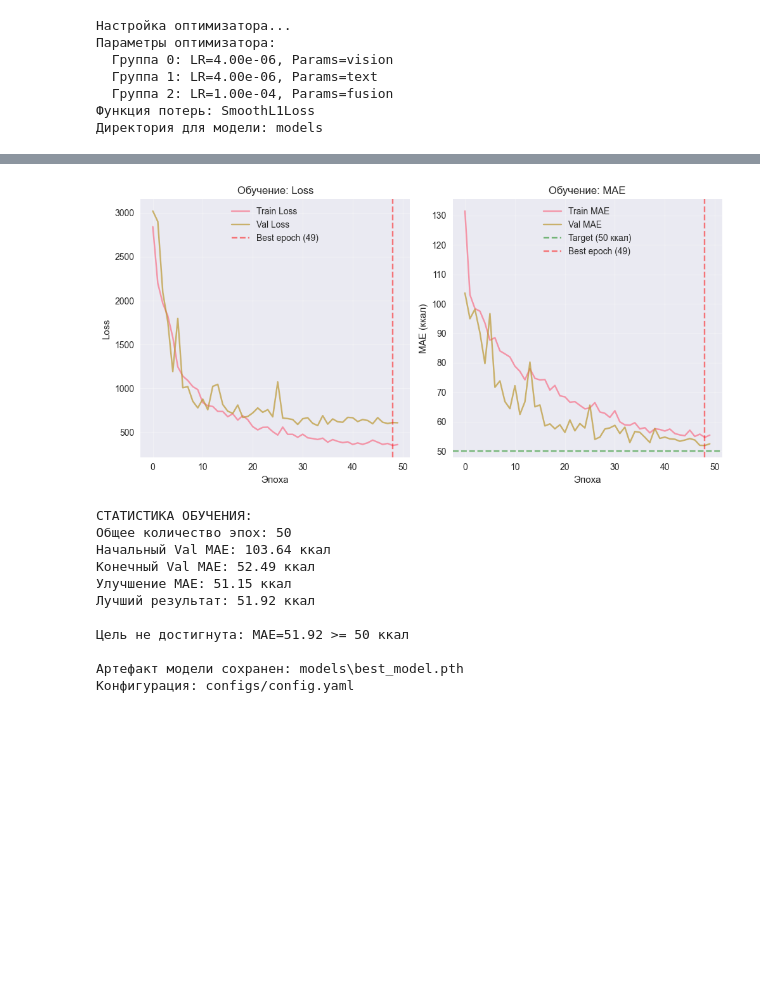
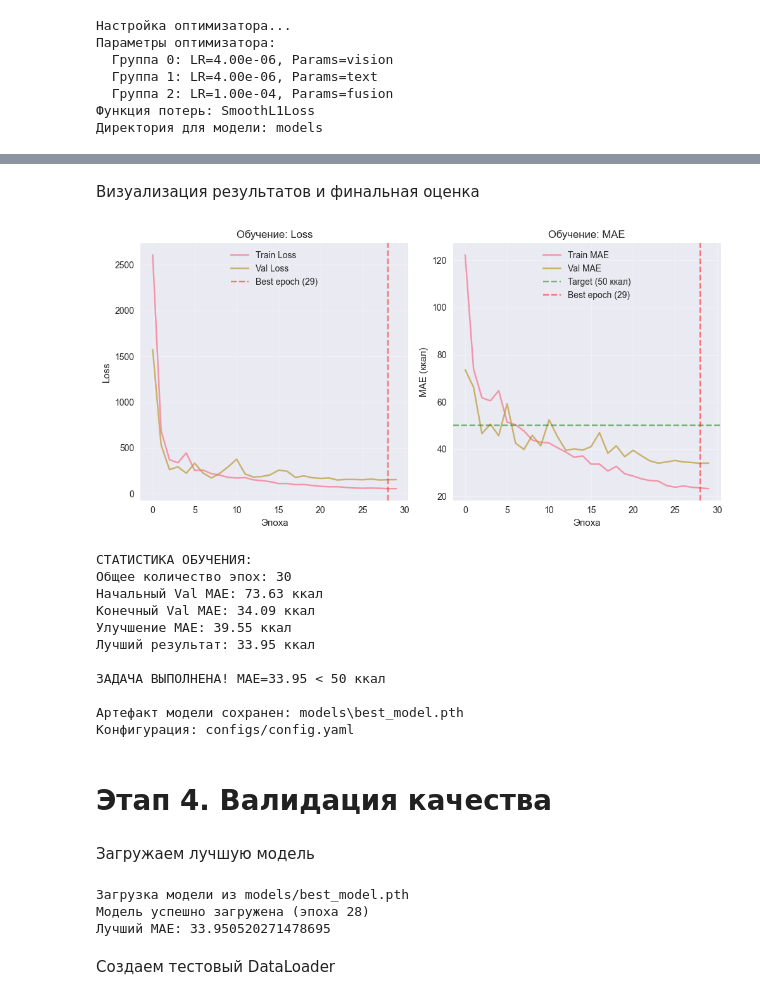
Before and after one commit to AndyGavrilov/calorie-vision, a Jupyter notebook: eda_train_eval.ipynb, the cells around one changed output, grey strips where cells are left out. Cells and saved outputs as stored; diff of their text form; code cells hidden in the pictures; blank space fills up the shorter version.

```diff
--- a/eda_train_eval.ipynb
+++ b/eda_train_eval.ipynb
@@ -696,6 +689,4 @@ Target MAE: 50 ккал
 # %%
-# Подготовка данных для обучения
-
 print("Загрузка данных...")
 dish_df = pd.read_csv('data/dish.csv')
 ingredients_df = pd.read_csv('data/ingredients.csv')
@@ -711,7 +702,8 @@ train_loader, val_loader = create_data_loaders(
     ingredients_df=ingredients_df,
     image_dir='data/images',
     batch_size=config['batch_size'],
-    num_workers=config['num_workers']
+    num_workers=config['num_workers'],
+    config=config
 )
 
 print(f"Размер train батча: {len(train_loader.dataset)}")
@@ -868,13 +858,8 @@ print("✓ Модель работает корректно!")
 # %%
-# Чистое обучение модели с использованием новой функции
+# Создаем callback для автоматического сохранения
+checkpoint_callback = create_checkpoint_callback(config)
 
-# Импортируем новые функции
-from scripts.utils import train_model, create_checkpoint_callback
-
-# Создаем callback для автоматического сохранения
-checkpoint_callback = create_checkpoint_callback(config, device)
-
-# Запускаем обучение с чистым API
+# Запускаем обучение
 training_results = train_model(
     model=model,
     optimizer=optimizer,
@@ -903,7 +888,7 @@ if training_results['best_mae'] < target_mae:
 else:
     print(f"\nЦель не достигнута: MAE={training_results['best_mae']:.2f} >= {target_mae} ккал")
 
-print("\nОбучение завершено с использованием чистого API!")
+print("\nОбучение завершено!")
 # %% [output]
 ======================================================================
 НАЧАЛО ОБУЧЕНИЯ МОДЕЛИ
@@ -1009,13 +997,12 @@ LR: 1.91e-05
+# %% [markdown]
+Визуализация результатов и финальная оценка
 # %%
-# Визуализация результатов и финальная оценка
-import matplotlib.pyplot as plt
-
 # Извлекаем данные из результатов обучения
 train_losses = training_results['train_losses']
 val_losses = training_results['val_losses']
 train_maes = training_results['train_maes']
 val_maes = training_results['val_maes']
-best_mae = training_results['best_mae']
+best_mae = training_results['best_mae'] if training_results['best_mae'] > training_results['final_mae_tta'] else training_results['final_mae_tta']
 best_epoch = training_results['best_epoch']
 
 plt.figure(figsize=(15, 5))
@@ -1040,43 +1027,54 @@ plt.axvline(x=best_epoch, color='red', linestyle='--', alpha=0.5, label=f'Best e
 plt.title('Обучение: MAE')
 plt.xlabel('Эпоха')
 plt.ylabel('MAE (ккал)')
 plt.legend()
 plt.grid(True, alpha=0.3)
 
 plt.tight_layout()
 plt.show()
 
 print("\nСТАТИСТИКА ОБУЧЕНИЯ:")
 print(f"Общее количество эпох: {len(train_losses)}")
 print(f"Начальный Val MAE: {val_maes[0]:.2f} ккал")
 print(f"Конечный Val MAE: {val_maes[-1]:.2f} ккал")
 print(f"Улучшение MAE: {val_maes[0] - val_maes[-1]:.2f} ккал")
 print(f"Лучший результат: {best_mae:.2f} ккал")
 
 # Финальная оценка
 target_mae = config['target_mae']
 if best_mae < target_mae:
     print(f"\nЗАДАЧА ВЫПОЛНЕНА! MAE={best_mae:.2f} < {target_mae} ккал")
-    print("Модель готова к продуктивному использованию!")
 else:
     print(f"\nЦель не достигнута: MAE={best_mae:.2f} >= {target_mae} ккал")
 
 # Путь к модели из конфигурации
 model_path = os.path.join(config['output_dir'], 'best_model.pth')
 config_path = "configs/config.yaml"
 
 print(f"\nАртефакт модели сохранен: {model_path}")
 print(f"Конфигурация: {config_path}")
 # %% [output]
-[figure, old version]
+[figure, new version]
 СТАТИСТИКА ОБУЧЕНИЯ:
-Общее количество эпох: 50
-Начальный Val MAE: 103.64 ккал
-Конечный Val MAE: 52.49 ккал
-Улучшение MAE: 51.15 ккал
-Лучший результат: 51.92 ккал
+Общее количество эпох: 30
+Начальный Val MAE: 73.63 ккал
+Конечный Val MAE: 34.09 ккал
+Улучшение MAE: 39.55 ккал
+Лучший результат: 33.95 ккал
 
-Цель не достигнута: MAE=51.92 >= 50 ккал
+ЗАДАЧА ВЫПОЛНЕНА! MAE=33.95 < 50 ккал
 
 Артефакт модели сохранен: models\best_model.pth
 Конфигурация: configs/config.yaml
+# %% [markdown]
+# Этап 4. Валидация качества
+# %% [markdown]
+Загружаем лучшую модель
+# %%
+model, ckpt = load_best_model(CaloriePredictor, "models/best_model.pth", device)
+# %% [output]
+Загрузка модели из models/best_model.pth
+Модель успешно загружена (эпоха 28)
+Лучший MAE: 33.950520271478695
+# %% [markdown]
+Создаем тестовый DataLoader
```
Also changed, not shown: parts of 36 cells of this notebook, 5 other files.
